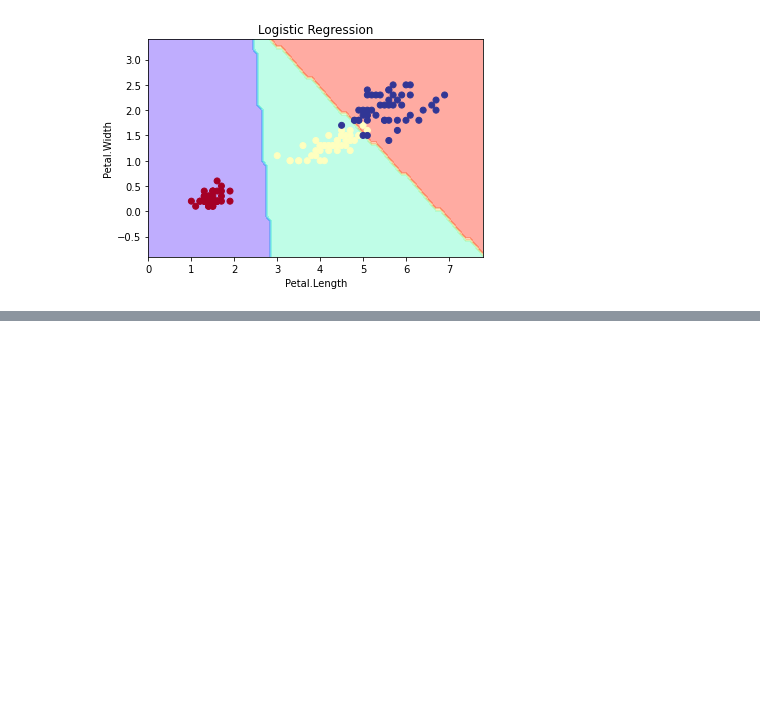
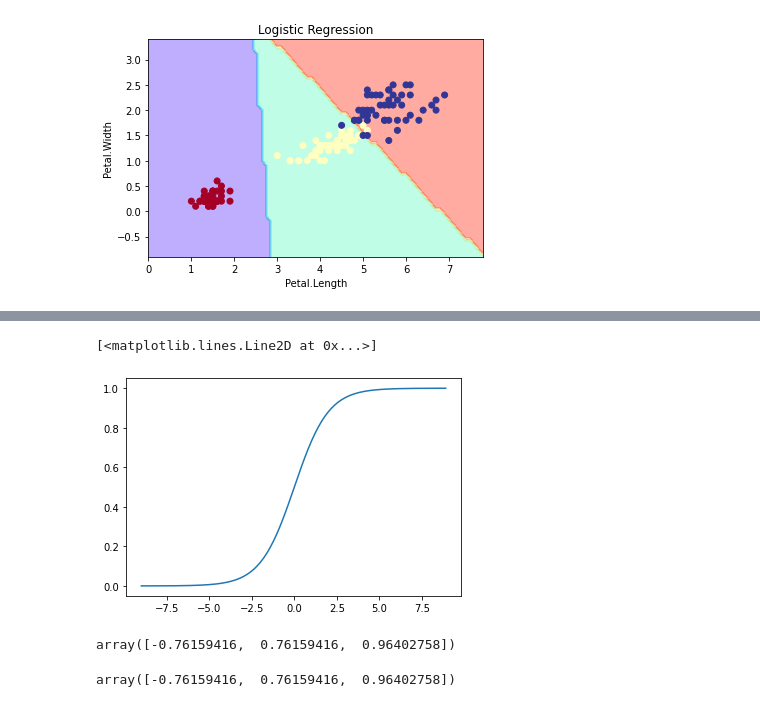
Before and after one commit to ywchiu/fubondl, a Jupyter notebook: Demo20201203.ipynb, the cells around one changed output, grey strips where cells are left out. Drawn from its saved outputs; the diff is of its cells as text; code cells hidden in the pictures; blank space fills up the shorter version.

```diff
--- a/Demo20201203.ipynb
+++ b/Demo20201203.ipynb
@@ -165,0 +183,3 @@ plt.show()
+# %%
+def sigmoid_function(x):
+    return 1/ (1 + np.exp(-x))
@@ -165,0 +196,18 @@ plt.show()
+# %%
+s = np.arange(-9,9,0.1)
+plt.plot(s, sigmoid_function(s))
+# %% [output]
+[<matplotlib.lines.Line2D at 0x...>]
+[figure, added]
+# %%
+def tangent_function(x):
+    return (1 - np.exp(-2*x)) / (1 + np.exp(-2*x))
+
+x = np.array([-1,1,2])
+tangent_function(x)
+# %% [output]
+array([-0.76159416,  0.76159416,  0.96402758])
+# %%
+np.tanh(x)
+# %% [output]
+array([-0.76159416,  0.76159416,  0.96402758])
```
Also changed, not shown: parts of 27 cells of this notebook.
